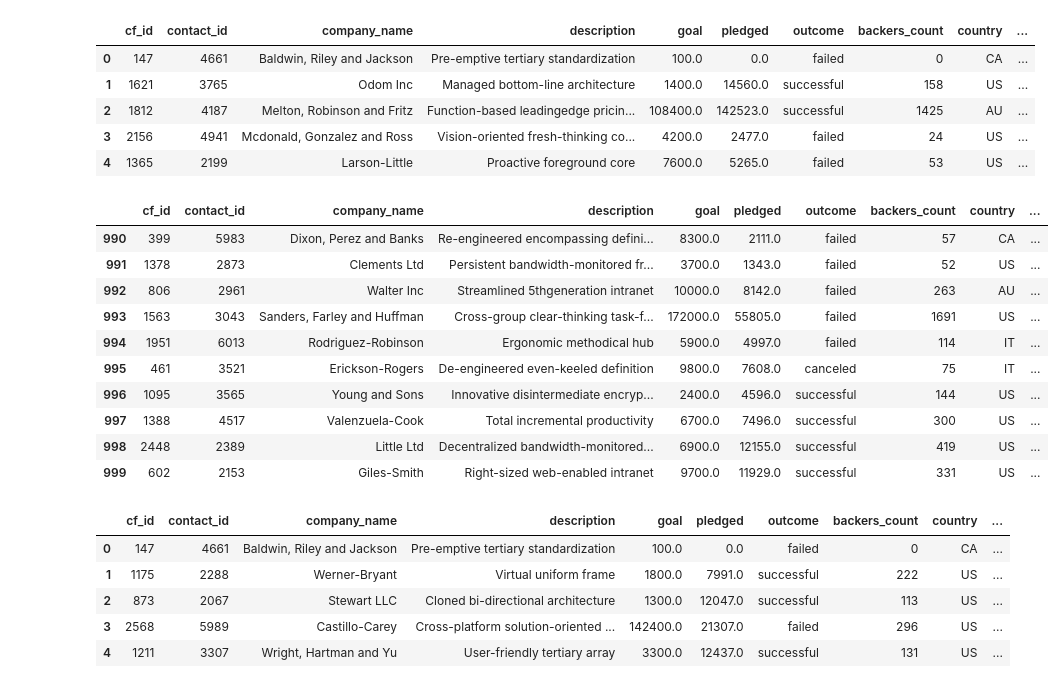
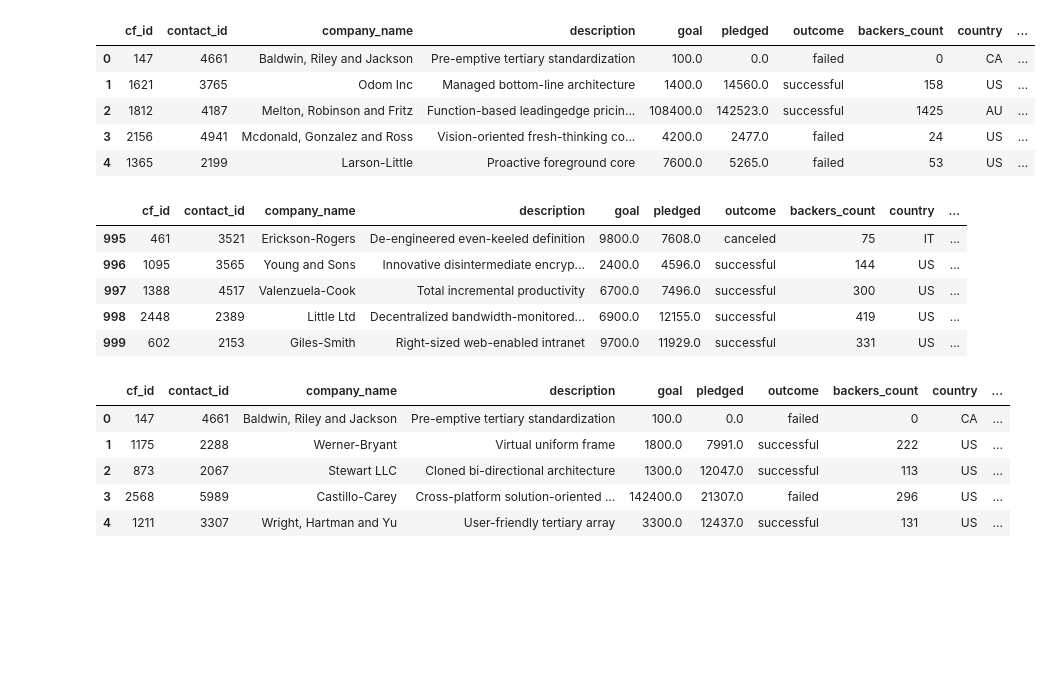
Before and after one commit to termehmohebbie/Crowdfunding-ETL, a Jupyter notebook: ETL_Mini_Project_TMohebbie.ipynb, the cells around one changed output. Drawn from its saved outputs; the diff is of its cells as text; code cells hidden in the pictures; blank space fills up the shorter version.

```diff
--- a/ETL_Mini_Project_TMohebbie.ipynb
+++ b/ETL_Mini_Project_TMohebbie.ipynb
@@ -270,16 +259,11 @@ campaign_df.head()
 # %%
 # Merge the campaign_df with the category_df on the "category" column and
 # the subcategory_df on the "subcategory" column.
 campaign_merged_df = pd.merge(campaign_df, category_df, how='outer', on=['category'])
 campaign_merged_df = pd.merge(campaign_merged_df, subcategory_df, how='outer', on=['subcategory'])
-campaign_merged_df.tail(10)
+campaign_merged_df.tail()
 # %% [output]
 |  | cf_id | contact_id | company_name | description | goal | pledged | outcome | backers_count | country | ... |
-| 990 | 399 | 5983 | Dixon, Perez and Banks | Re-engineered encompassing defini... | 8300.0 | 2111.0 | failed | 57 | CA | ... |
-| 991 | 1378 | 2873 | Clements Ltd | Persistent bandwidth-monitored fr... | 3700.0 | 1343.0 | failed | 52 | US | ... |
-| 992 | 806 | 2961 | Walter Inc | Streamlined 5thgeneration intranet | 10000.0 | 8142.0 | failed | 263 | AU | ... |
-| 993 | 1563 | 3043 | Sanders, Farley and Huffman | Cross-group clear-thinking task-f... | 172000.0 | 55805.0 | failed | 1691 | US | ... |
-| 994 | 1951 | 6013 | Rodriguez-Robinson | Ergonomic methodical hub | 5900.0 | 4997.0 | failed | 114 | IT | ... |
 | 995 | 461 | 3521 | Erickson-Rogers | De-engineered even-keeled definition | 9800.0 | 7608.0 | canceled | 75 | IT | ... |
 | 996 | 1095 | 3565 | Young and Sons | Innovative disintermediate encryp... | 2400.0 | 4596.0 | successful | 144 | US | ... |
 | 997 | 1388 | 4517 | Valenzuela-Cook | Total incremental productivity | 6700.0 | 7496.0 | successful | 300 | US | ... |
```
Also changed, not shown: parts of 24 cells of this notebook.
